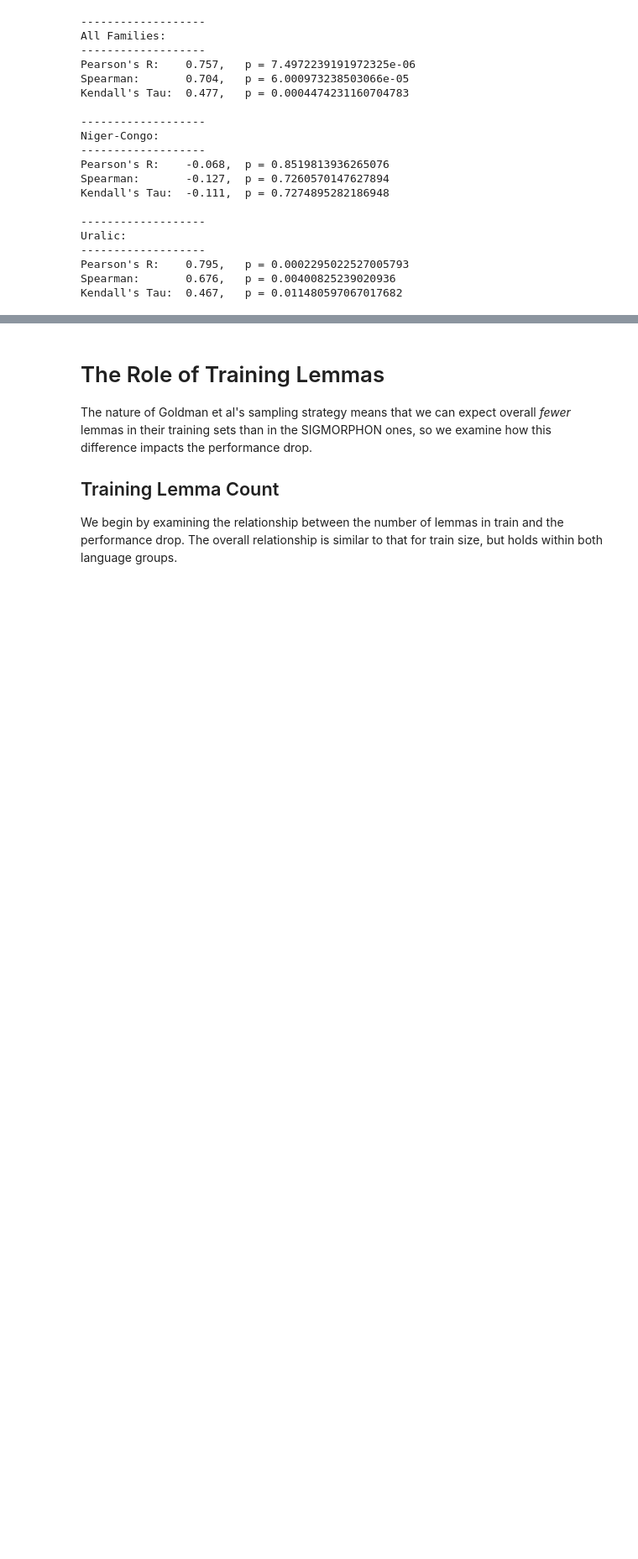
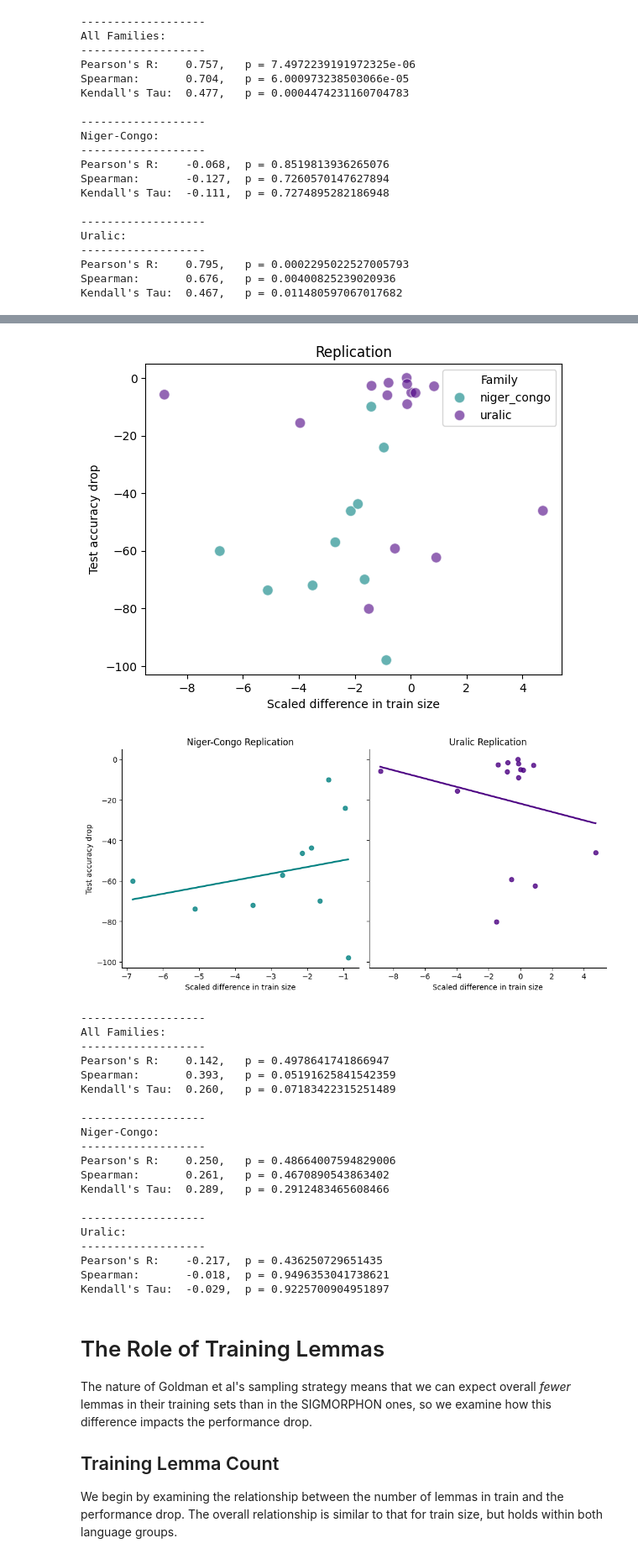
Before and after one commit to paynesa/qp2, a Jupyter notebook: code/initial_replication.ipynb, the cells around one changed output, grey strips where cells are left out. Shown at 84% size. Cells and saved outputs as stored; diff of their text form; code cells hidden in the pictures; blank space fills up the shorter version.

```diff
--- a/code/initial_replication.ipynb
+++ b/code/initial_replication.ipynb
@@ -166,3 +201,35 @@ Kendall's Tau:  0.033,   p = 0.8943512599699821
+# %%
+# Scaled difference in training size vs. test accuracy drop with outlier removed
+run_plotting(replication.query("train_size_diff_scaled > -40"),
+             "train_size_diff_scaled",
+             "test_acc_drop",
+             xlabel="Scaled difference in train size",
+             ylabel="Test accuracy drop",
+             title="Replication"
+            )
+# %% [output]
+[figure, added]
+[figure, added]
+-------------------
+All Families:
+-------------------
+Pearson's R:    0.142,   p = 0.4978641741866947
+Spearman:       0.393,   p = 0.05191625841542359
+Kendall's Tau:  0.260,   p = 0.07183422315251489
+
+-------------------
+Niger-Congo:
+-------------------
+Pearson's R:    0.250,   p = 0.48664007594829006
+Spearman:       0.261,   p = 0.4670890543863402
+Kendall's Tau:  0.289,   p = 0.2912483465608466
+
+-------------------
+Uralic:
+-------------------
+Pearson's R:    -0.217,  p = 0.436250729651435
+Spearman:       -0.018,  p = 0.9496353041738621
+Kendall's Tau:  -0.029,  p = 0.9225700904951897
 # %% [markdown]
 # The Role of Training Lemmas
 The nature of Goldman et al's sampling strategy means that we can expect overall _fewer_ lemmas in their training sets than in the SIGMORPHON ones, so we examine how this difference impacts the performance drop.
```
Also changed, not shown: parts of 28 cells of this notebook.
